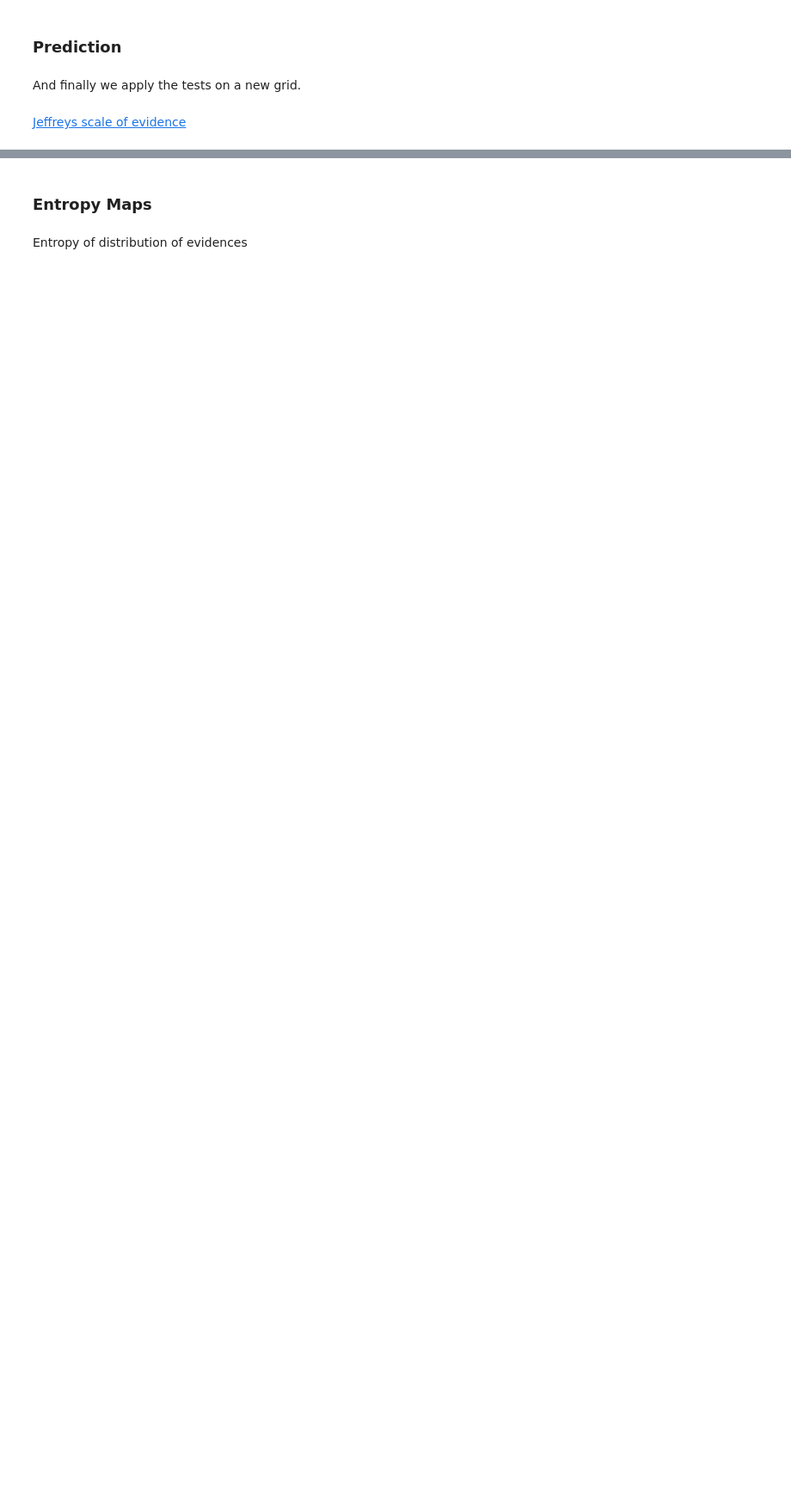
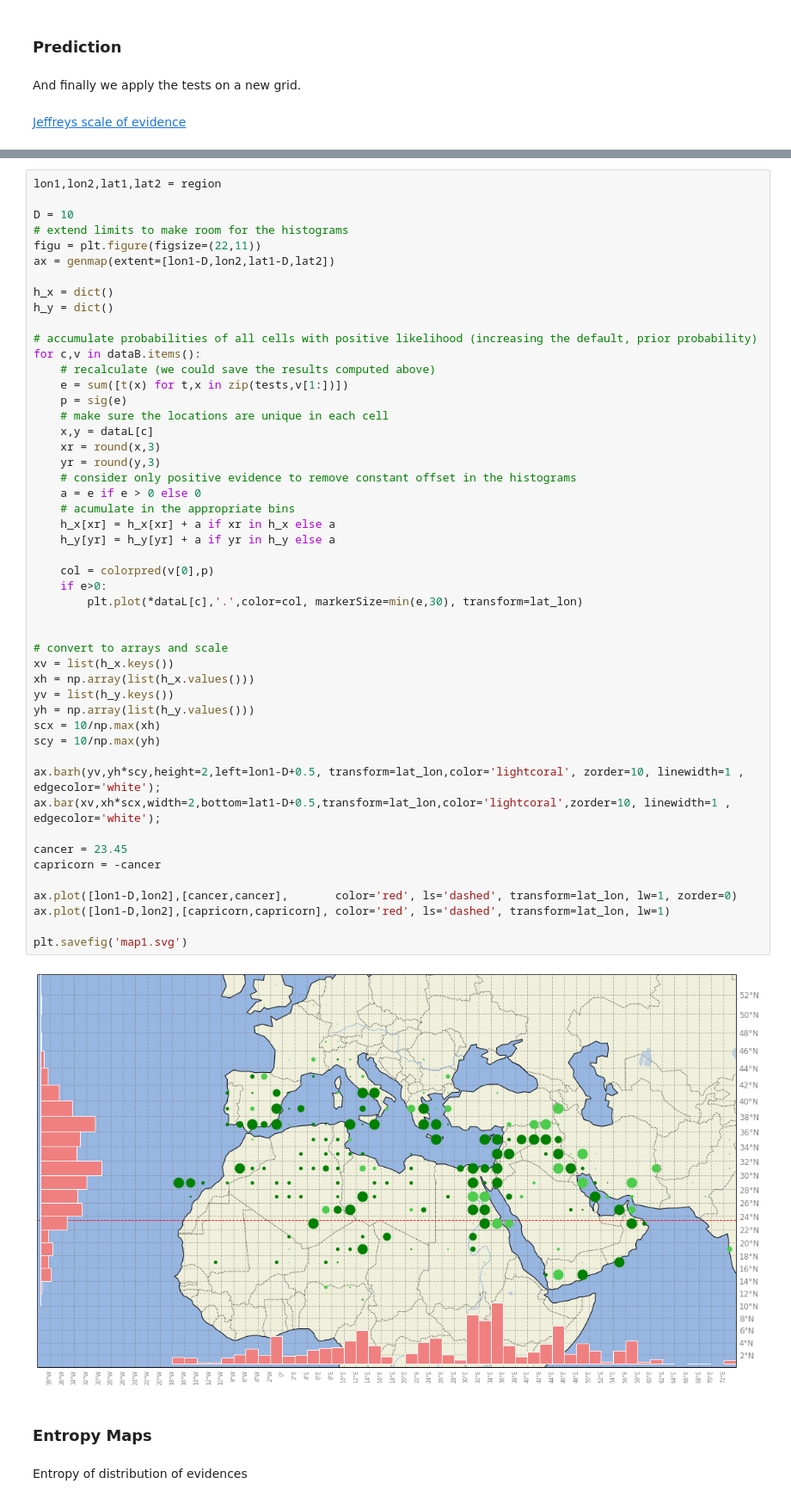
Before and after one commit to albertoruiz/phoenix, a Jupyter notebook: phoenix-simple.ipynb, the cells around one changed output, grey strips where cells are left out. Shown at 86% size. Saved outputs shown, nothing was run; the diff lists cells and outputs as text; blank space fills up the shorter version.

```diff
--- a/phoenix-simple.ipynb
+++ b/phoenix-simple.ipynb
@@ -684,3 +692,54 @@ for c,v in (dataB).items():
+# %%
+lon1,lon2,lat1,lat2 = region
+
+D = 10
+# extend limits to make room for the histograms
+figu = plt.figure(figsize=(22,11))
+ax = genmap(extent=[lon1-D,lon2,lat1-D,lat2])
+
+h_x = dict()
+h_y = dict()
+
+# accumulate probabilities of all cells with positive likelihood (increasing the default, prior probability)
+for c,v in dataB.items():
+    # recalculate (we could save the results computed above)
+    e = sum([t(x) for t,x in zip(tests,v[1:])])
+    p = sig(e)
+    # make sure the locations are unique in each cell
+    x,y = dataL[c]
+    xr = round(x,3)
+    yr = round(y,3)
+    # consider only positive evidence to remove constant offset in the histograms
+    a = e if e > 0 else 0
+    # acumulate in the appropriate bins
+    h_x[xr] = h_x[xr] + a if xr in h_x else a
+    h_y[yr] = h_y[yr] + a if yr in h_y else a
+
+    col = colorpred(v[0],p)
+    if e>0:
+        plt.plot(*dataL[c],'.',color=col, markerSize=min(e,30), transform=lat_lon)
+
+
+# convert to arrays and scale
+xv = list(h_x.keys())
+xh = np.array(list(h_x.values()))
+yv = list(h_y.keys())
+yh = np.array(list(h_y.values()))
+scx = 10/np.max(xh)
+scy = 10/np.max(yh)
+
+ax.barh(yv,yh*scy,height=2,left=lon1-D+0.5, transform=lat_lon,color='lightcoral', zorder=10, linewidth=1 , edgecolor='white');
+ax.bar(xv,xh*scx,width=2,bottom=lat1-D+0.5,transform=lat_lon,color='lightcoral',zorder=10, linewidth=1 , edgecolor='white');
+
+cancer = 23.45
+capricorn = -cancer
+
+ax.plot([lon1-D,lon2],[cancer,cancer],       color='red', ls='dashed', transform=lat_lon, lw=1, zorder=0)
+ax.plot([lon1-D,lon2],[capricorn,capricorn], color='red', ls='dashed', transform=lat_lon, lw=1)
+
+plt.savefig('map1.svg')
+# %% [output]
+[figure, added]
 # %% [markdown]
 ### Entropy Maps
 # %% [markdown]
```
Also changed, not shown: parts of 8 cells of this notebook.
